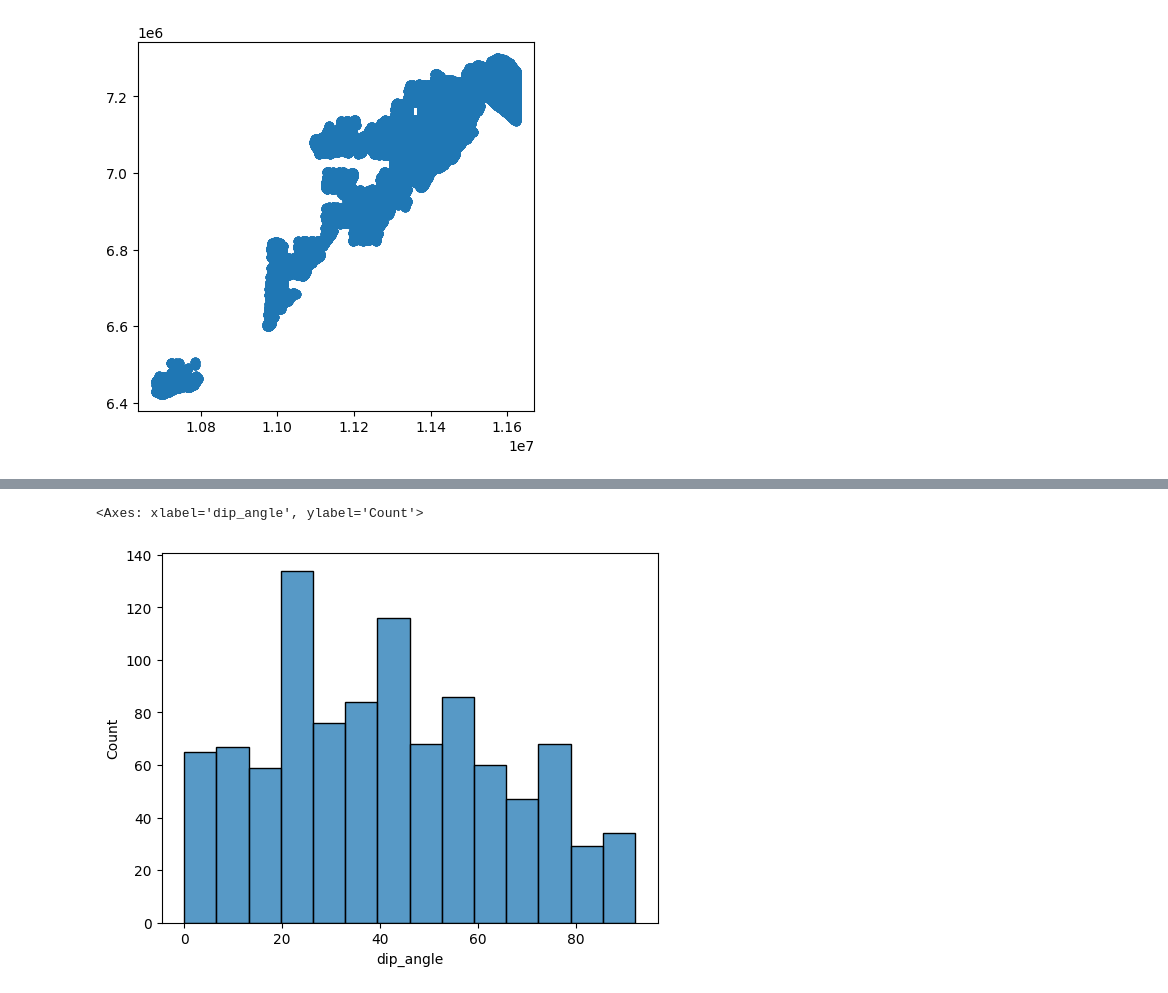
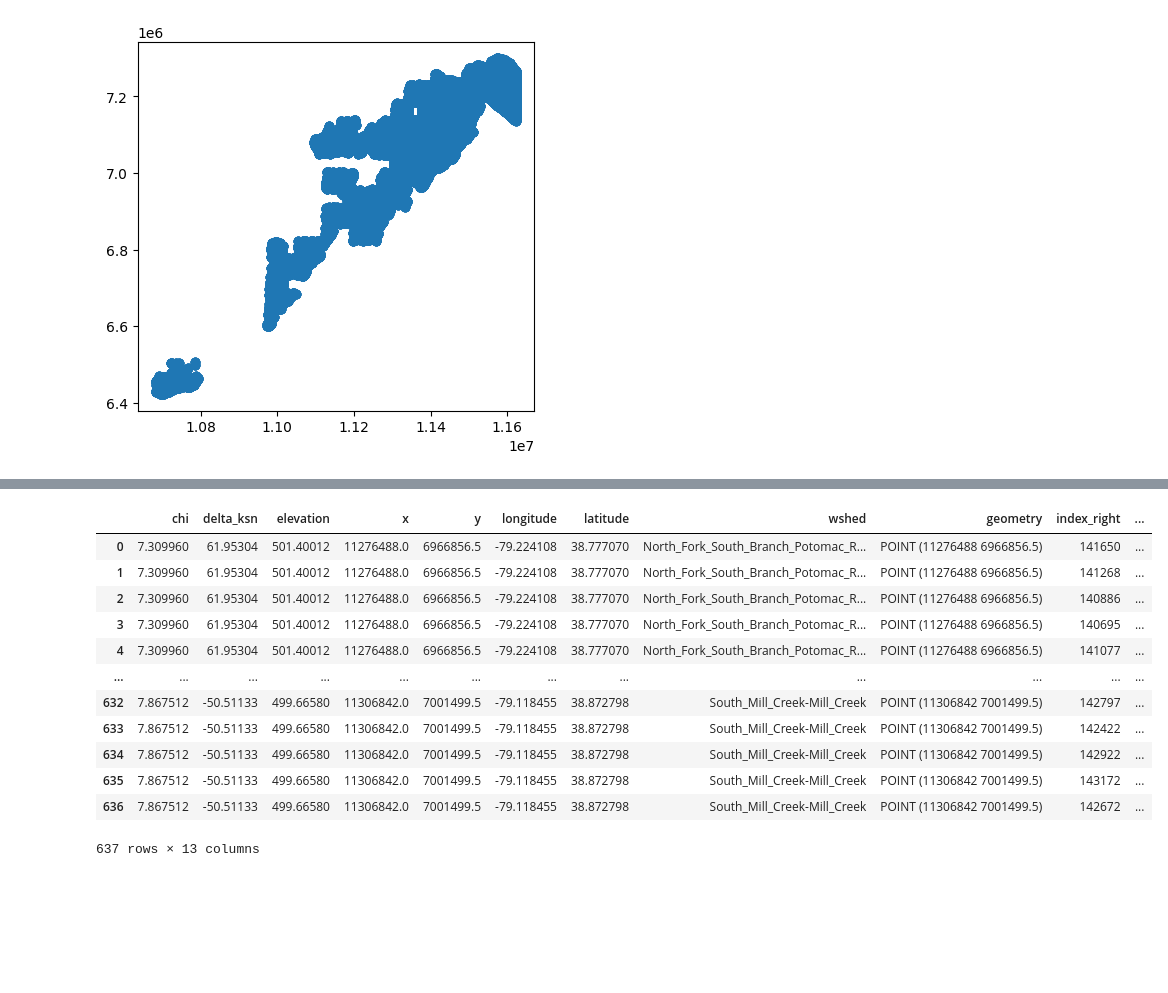
Before and after one commit to ntlewis1251/Nick-Lewis-Research, a Jupyter notebook: working_files/jupyter_proto/dip_analyses.ipynb, the cells around one changed output, grey strips where cells are left out. Drawn from its saved outputs; the diff is of its cells as text; code cells hidden in the pictures; blank space fills up the shorter version.

```diff
--- a/working_files/jupyter_proto/dip_analyses.ipynb
+++ b/working_files/jupyter_proto/dip_analyses.ipynb
@@ -114,8 +114,20 @@ for csv in ksn_paths:
     kp_dip_fin = pd.concat([kp_dip_fin, kp_dip], ignore_index=True)
     kp_geol_fin = pd.concat([kp_geol, kp_geol_fin], ignore_index=True)
 # %%
+# voilin plot per watershed, bins dip angle, width by elevation count
 kp_dip_fin
-sns.histplot(data=kp_dip_fin, x='dip_angle')
+# sns.histplot(data=kp_dip_fin, x='dip_angle')
 # %% [output]
+|  | chi | delta_ksn | elevation | x | y | longitude | latitude | wshed | geometry | index_right | ... |
+| 0 | 7.309960 | 61.95304 | 501.40012 | 11276488.0 | 6966856.5 | -79.224108 | 38.777070 | North_Fork_South_Branch_Potomac_R... | POINT (11276488 6966856.5) | 141650 | ... |
+| 1 | 7.309960 | 61.95304 | 501.40012 | 11276488.0 | 6966856.5 | -79.224108 | 38.777070 | North_Fork_South_Branch_Potomac_R... | POINT (11276488 6966856.5) | 141268 | ... |
+| 2 | 7.309960 | 61.95304 | 501.40012 | 11276488.0 | 6966856.5 | -79.224108 | 38.777070 | North_Fork_South_Branch_Potomac_R... | POINT (11276488 6966856.5) | 140886 | ... |
+| 3 | 7.309960 | 61.95304 | 501.40012 | 11276488.0 | 6966856.5 | -79.224108 | 38.777070 | North_Fork_South_Branch_Potomac_R... | POINT (11276488 6966856.5) | 140695 | ... |
+| 4 | 7.309960 | 61.95304 | 501.40012 | 11276488.0 | 6966856.5 | -79.224108 | 38.777070 | North_Fork_South_Branch_Potomac_R... | POINT (11276488 6966856.5) | 141077 | ... |
+| ... | ... | ... | ... | ... | ... | ... | ... | ... | ... | ... | ... |
+| 632 | 7.867512 | -50.51133 | 499.66580 | 11306842.0 | 7001499.5 | -79.118455 | 38.872798 | South_Mill_Creek-Mill_Creek | POINT (11306842 7001499.5) | 142797 | ... |
+| 633 | 7.867512 | -50.51133 | 499.66580 | 11306842.0 | 7001499.5 | -79.118455 | 38.872798 | South_Mill_Creek-Mill_Creek | POINT (11306842 7001499.5) | 142422 | ... |
+| 634 | 7.867512 | -50.51133 | 499.66580 | 11306842.0 | 7001499.5 | -79.118455 | 38.872798 | South_Mill_Creek-Mill_Creek | POINT (11306842 7001499.5) | 142922 | ... |
+| 635 | 7.867512 | -50.51133 | 499.66580 | 11306842.0 | 7001499.5 | -79.118455 | 38.872798 | South_Mill_Creek-Mill_Creek | POINT (11306842 7001499.5) | 143172 | ... |
+| 636 | 7.867512 | -50.51133 | 499.66580 | 11306842.0 | 7001499.5 | -79.118455 | 38.872798 | South_Mill_Creek-Mill_Creek | POINT (11306842 7001499.5) | 142672 | ... |
-<Axes: xlabel='dip_angle', ylabel='Count'>
+637 rows × 13 columns
-[figure, removed]
```
Also changed, not shown: parts of 6 cells of this notebook, 6 other files.
